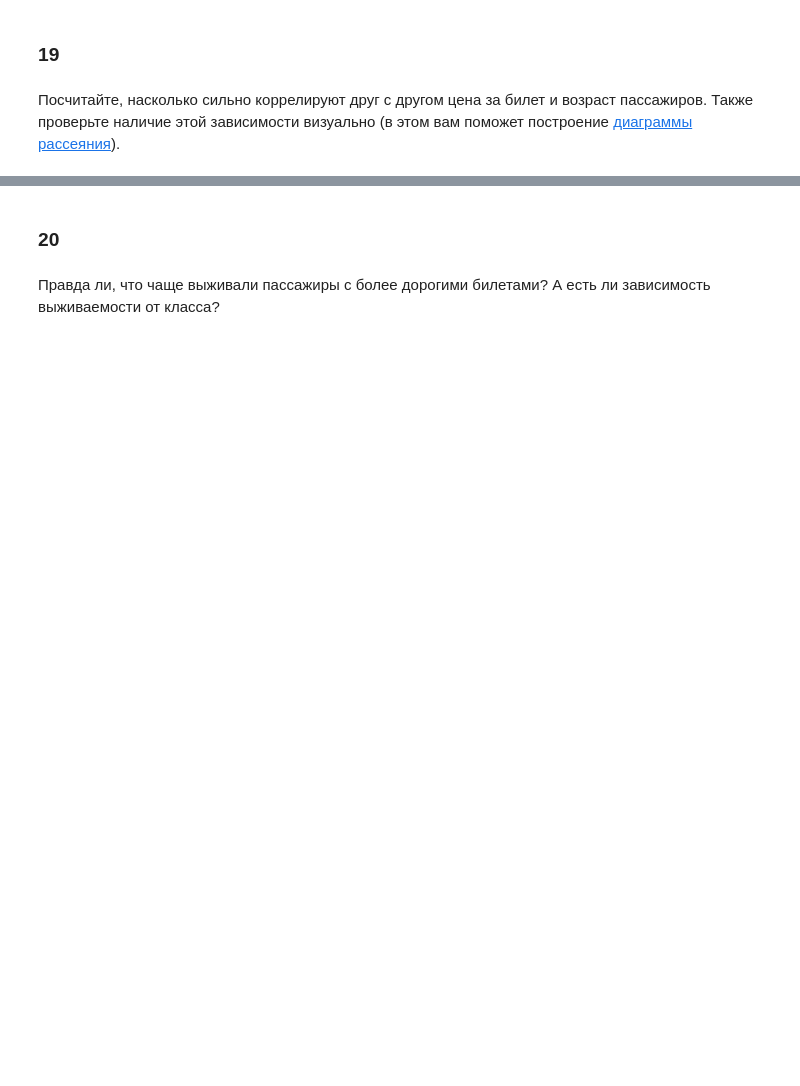
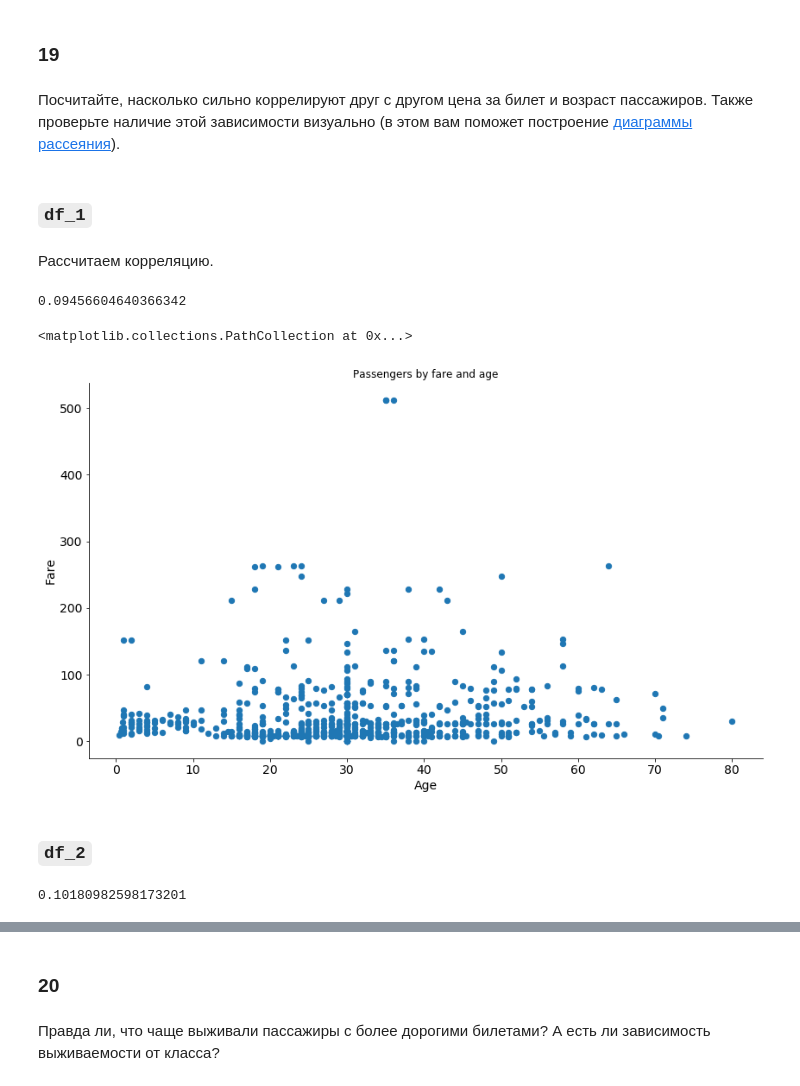
Before and after one commit to khaykingleb/DA_Seminars_and_Homework, a Jupyter notebook: hw1/hw1.ipynb, the cells around one changed output, grey strips where cells are left out. Cells and saved outputs as stored; diff of their text form; code cells hidden in the pictures; blank space fills up the shorter version.

```diff
--- a/hw1/hw1.ipynb
+++ b/hw1/hw1.ipynb
@@ -826,0 +811,4 @@ df
+# %%
+passengers_without_age = df[df["Age"].isnull() == True]
+index = np.array(passengers_without_age[passengers_without_age.columns[0]]) - 1
+df_2 = df.copy()
@@ -826,0 +840,18 @@ df
+# %%
+no_data_embarked = df[df["Embarked"].isnull() == True]
+index = np.array(no_data_embarked[no_data_embarked.columns[0]]) - 1
+d = dict()
+
+number = rnd.randint(1, 3)
+
+if number == 1:
+    category = "C"
+elif number == 2:
+    category = "Q"
+else:
+    category = "S"
+
+for i in index:
+    d[i] = category
+# %%
+df_1["Embarked"] = df_1["Embarked"].fillna(d)
@@ -832,0 +874,40 @@ df
+# %% [markdown]
+### `df_1`
+# %% [markdown]
+Рассчитаем корреляцию.
+# %%
+fare_1 = df_1["Fare"]
+age_1 = df_1["Age"]
+np.corrcoef(age, fare)[0, 1]
+# %% [output]
+0.09456604640366342
+# %%
+fig = plt.figure(figsize=(14, 8))
+
+# Удаляем лишние границы для красоты
+ax = plt.subplot(111)
+ax.spines["top"].set_visible(False)
+ax.spines["right"].set_visible(False)
+ax.get_xaxis().tick_bottom()
+ax.get_yaxis().tick_left()
+
+# Корректируем оси абсцисс и ординат
+plt.xticks(fontsize=14)
+plt.yticks(fontsize=14)
+
+plt.title("Passengers by fare and age")
+plt.xlabel("Age", fontsize=14)
+plt.ylabel("Fare", fontsize=14)
+
+plt.scatter(age_1, fare_1, s=40, cmap='viridis')
+# %% [output]
+<matplotlib.collections.PathCollection at 0x...>
+[figure, added]
+# %% [markdown]
+### `df_2`
+# %%
+fare_2 = df_2["Fare"]
+age_2 = df_2["Age"]
+np.corrcoef(fare_2, age_2)[0, 1]
+# %% [output]
+0.10180982598173201
```
Also changed, not shown: parts of 48 cells of this notebook.
